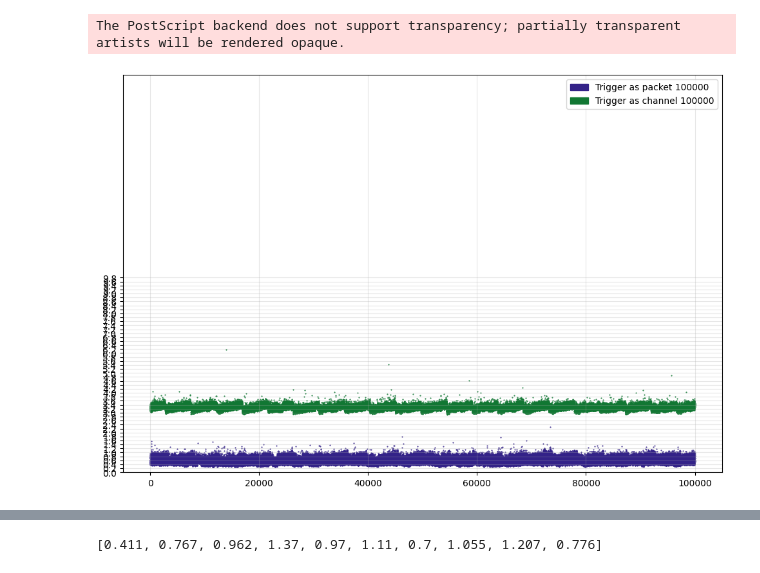
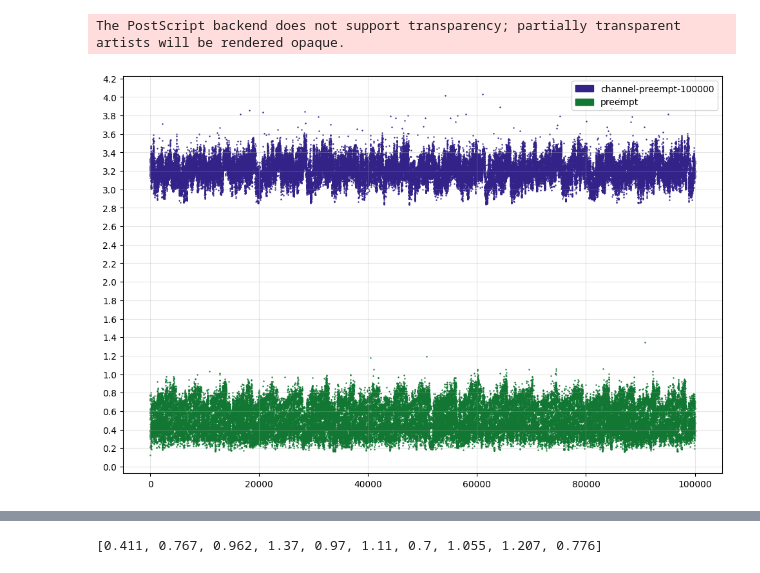
Before and after one commit to Alqio/realtime, a Jupyter notebook: main.ipynb, the cells around one changed output, grey strips where cells are left out. Drawn from its saved outputs; the diff is of its cells as text; code cells hidden in the pictures.

Commit message:
ADD: new datas

```diff
--- a/main.ipynb
+++ b/main.ipynb
@@ -17,6 +38,14 @@ fnames = [
     'only-prio-10000.txt',
     'only-prio-100000.txt',
     'only-prio-channel-100000.txt',
+    'cpp-processor.data',
+    'cpp-processor-memorylock.data',
+    'cpp-processor-release.data',
+    'cpp-processor-release-100000.data',
+    'cpp-processor-release-qos-fixes.data',
+    'cpp-processor-scheduling-for-all.data',
+    'cpp-processor-release-sched-for-all-100000.data',
+    'cpp-processor-release-sched-for-all-reliable-100000.data'
 ]
 data_names = {
     'normal': fnames[0],
@@ -27,6 +56,14 @@ data_names = {
     'PREEMPT_RT': fnames[5],
     'Trigger as packet 100000': fnames[6],
     'Trigger as channel 100000': fnames[7],
+    'CPP processor': fnames[8],
+    'CPP processor memory lock': fnames[9],
+    'CPP processor release': fnames[10],
+    'CPP processor release 100000': fnames[11],
+    'CPP processor release qos fixes': fnames[12],
+    'CPP processor release sched': fnames[13],
+    'CPP processor release sched 100000': fnames[14],
+    'CPP processor release sched reliable': fnames[15]
 }
 data_names
 # %% [output]
@@ -76,11 +123,14 @@ bins = [x * bin_width for x in range(0, int(10 / bin_width))][1:]
+# %%
+base_path = '/home/alqio/data/'
 # %%
 datas = {}
 for fname in fnames:
-    data = read_file('data/' + fname)
+    data = read_file(base_path + fname)
     print(f"{fname} len {len(data)}")
 
     key = [k for k, v in data_names.items() if v == fname][0]
     max_len = 10001 if len(data) < 15000 else 100001
+    #max_len = 10000
     datas[key] = data[1:max_len]
 datas.keys()
 # %% [output]
@@ -187,36 +276,51 @@ for i, key in enumerate(data_names):
 f = plt.figure()
 f.set_figwidth(12)
 f.set_figheight(8)
 
 plt.yticks([0] + bins)
 plt.grid(alpha=0.3)
 
 patches = []
 
 d = dict(datas)
+"""
 d.pop('PREEMPT_RT')
 d.pop('normal')
 d.pop('RR sched all 98')
 d.pop('RR sched 98-20')
 d.pop('nologging')
 d.pop('memory lock')
+d.pop('Trigger as packet 100000')
+d.pop('Trigger as channel 100000')
+d.pop('CPP processor')
+d.pop('CPP processor memory lock')
+d.pop('CPP processor release')
+d.pop('CPP processor release 100000')
+d.pop('CPP processor release qos fixes')
+d.pop('CPP processor release sched')
+"""
+d = {
+    'channel-preempt-100000': datas['channel-preempt-100000'],
+    'preempt': datas['preempt']
+}
+
 
 for i, key in enumerate(d):
     data = datas[key]
-    plt.scatter(range(0, len(data)), data, label=key, color=colors[i], marker='.', s=1, alpha=1)
+    plt.scatter(range(0, len(data)), data, label=key, color=colors[i], marker='.', s=2, alpha=1)
     patch = mpatches.Patch(color=colors[i], label=key)
     patches.append(patch)
 
-plt.ylim(0, 20)
+#plt.ylim(0, 20)
 plt.legend(loc='upper right', handles=patches)
 
 t = format_time()
 plt.savefig(f"plots/scatter-{t}.svg")
 plt.savefig(f"plots/scatter-{t}.eps")
 plt.show()
 # %% [output]
 The PostScript backend does not support transparency; partially transparent artists will be rendered opaque.
-[figure, old version]
+[figure, new version]
 # %%
 stds = {
     'nologging': [],
```
Also changed, not shown: parts of 16 cells of this notebook.
